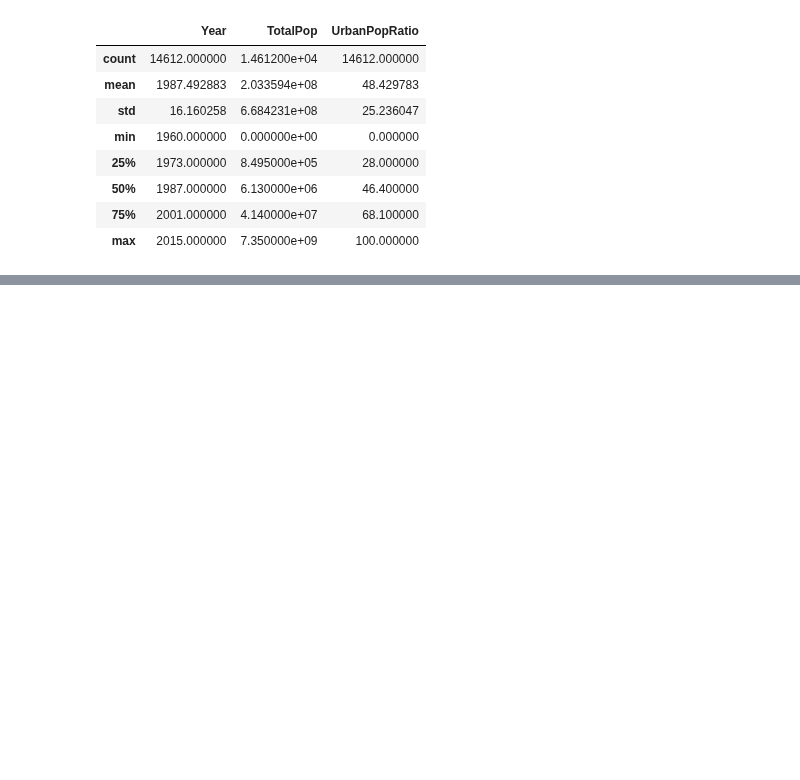
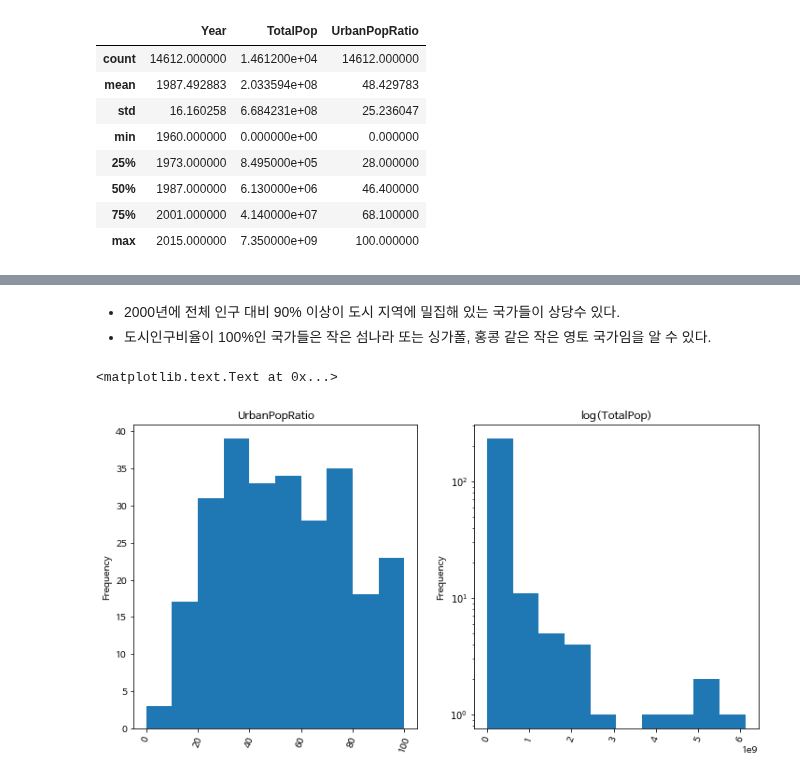
Before and after one commit to woosa7/PythonDataAnalytics, a Jupyter notebook: pystudy/DataCamp12.ipynb, the cells around one changed output, grey strips where cells are left out. Cells and saved outputs as stored; diff of their text form; code cells hidden in the pictures; blank space fills up the shorter version.

```diff
--- a/pystudy/DataCamp12.ipynb
+++ b/pystudy/DataCamp12.ipynb
@@ -48,0 +90,15 @@ df.describe()
+# %% [markdown]
+* 2000년에 전체 인구 대비 90% 이상이 도시 지역에 밀집해 있는 국가들이 상당수 있다.
+* 도시인구비율이 100%인 국가들은 작은 섬나라 또는 싱가폴, 홍콩 같은 작은 영토 국가임을 알 수 있다.
+# %%
+# subplot(mnx) : m 행 n 열의 x 번째
+plt.figure(figsize=(12,6))
+plt.subplot(121)
+df2000['UrbanPopRatio'].plot(kind='hist', rot=70)
+plt.title('UrbanPopRatio')
+plt.subplot(122)
+df2000['TotalPop'].plot(kind='hist', rot=70, logy=True)
+plt.title('log(TotalPop)')
+# %% [output]
+<matplotlib.text.Text at 0x...>
+[figure, added]
```
Also changed, not shown: parts of 22 cells of this notebook.
